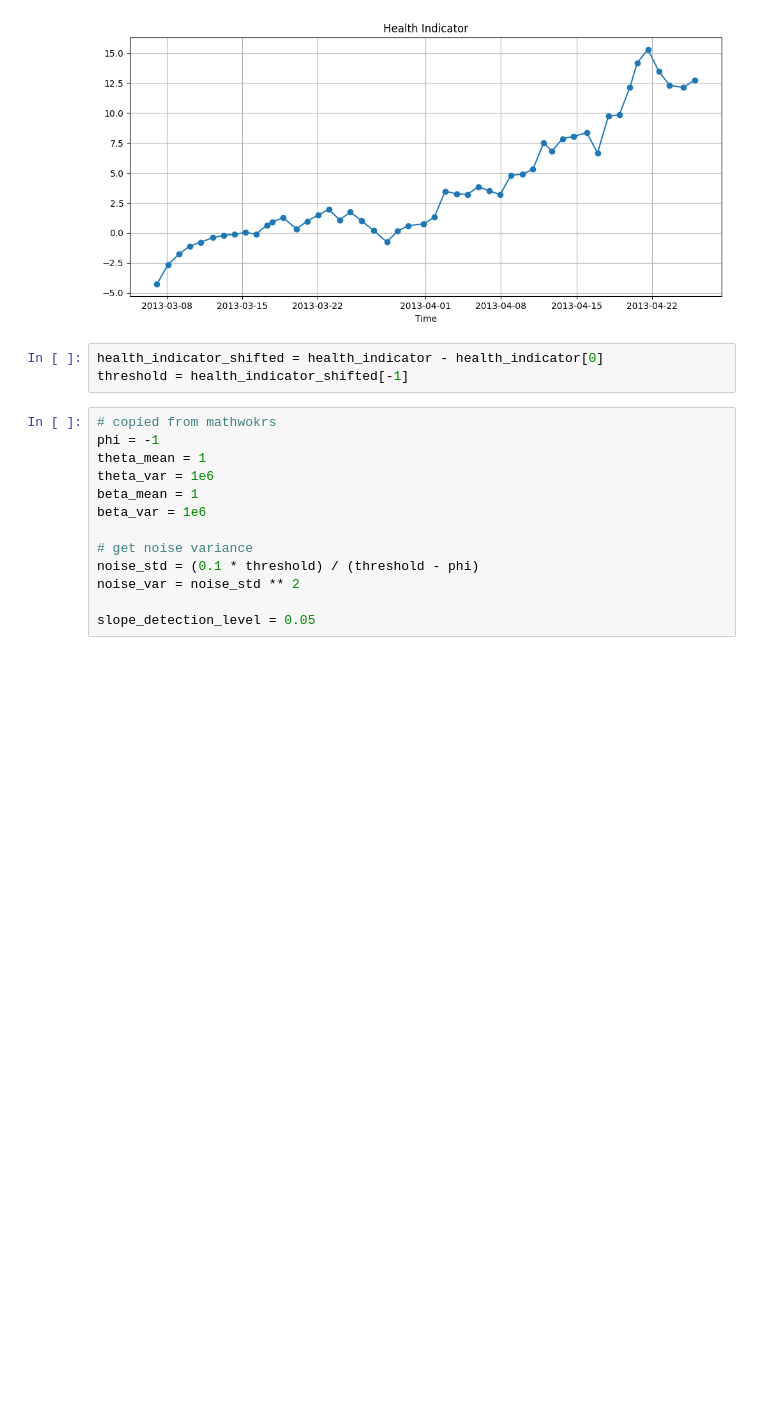
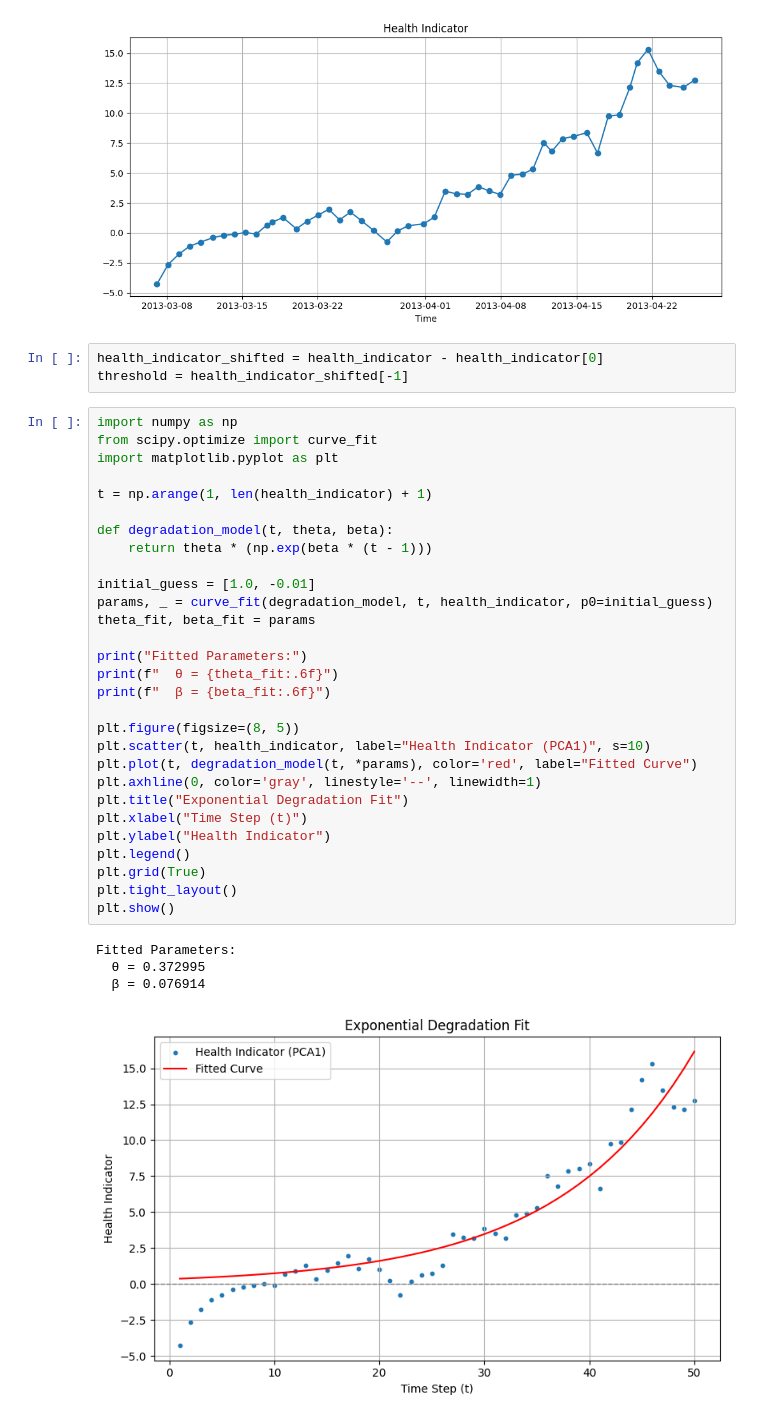
Before and after one commit to buchbindern/MathworksInPython, a Jupyter notebook: WindTurbineDegradation/WindTurbineDegradation.ipynb, the cells around one changed output. Drawn from its saved outputs; the diff is of its cells as text; blank space fills up the shorter version.

Commit message:
degradation:

```diff
--- a/WindTurbineDegradation/WindTurbineDegradation.ipynb
+++ b/WindTurbineDegradation/WindTurbineDegradation.ipynb
@@ -230,16 +245,37 @@ plt.show()
 # %%
 health_indicator_shifted = health_indicator - health_indicator[0]
 threshold = health_indicator_shifted[-1]
-# %%
-# copied from mathwokrs
-phi = -1
-theta_mean = 1
-theta_var = 1e6
-beta_mean = 1
-beta_var = 1e6
-
-# get noise variance
-noise_std = (0.1 * threshold) / (threshold - phi)
-noise_var = noise_std ** 2
-
-slope_detection_level = 0.05
+# %%
+import numpy as np
+from scipy.optimize import curve_fit
+import matplotlib.pyplot as plt
+
+t = np.arange(1, len(health_indicator) + 1)
+
+def degradation_model(t, theta, beta):
+    return theta * (np.exp(beta * (t - 1)))
+
+initial_guess = [1.0, -0.01]
+params, _ = curve_fit(degradation_model, t, health_indicator, p0=initial_guess)
+theta_fit, beta_fit = params
+
+print("Fitted Parameters:")
+print(f"  θ = {theta_fit:.6f}")
+print(f"  β = {beta_fit:.6f}")
+
+plt.figure(figsize=(8, 5))
+plt.scatter(t, health_indicator, label="Health Indicator (PCA1)", s=10)
+plt.plot(t, degradation_model(t, *params), color='red', label="Fitted Curve")
+plt.axhline(0, color='gray', linestyle='--', linewidth=1)
+plt.title("Exponential Degradation Fit")
+plt.xlabel("Time Step (t)")
+plt.ylabel("Health Indicator")
+plt.legend()
+plt.grid(True)
+plt.tight_layout()
+plt.show()
+# %% [output]
+Fitted Parameters:
+  θ = 0.372995
+  β = 0.076914
+[figure, added]
```
Also changed, not shown: parts of 3 cells of this notebook.
